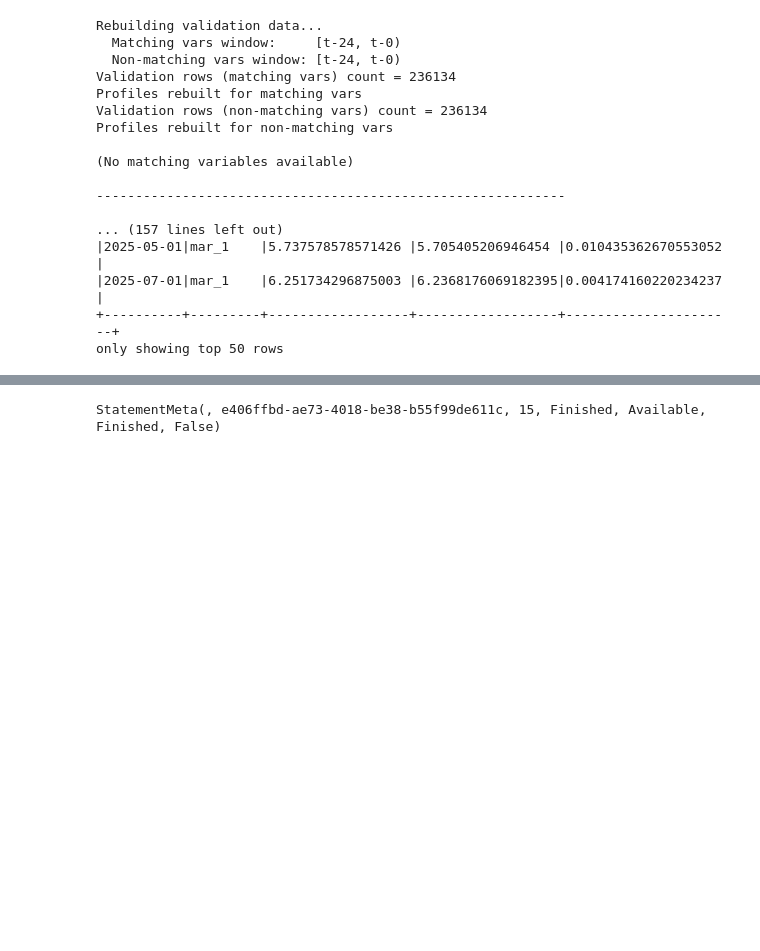
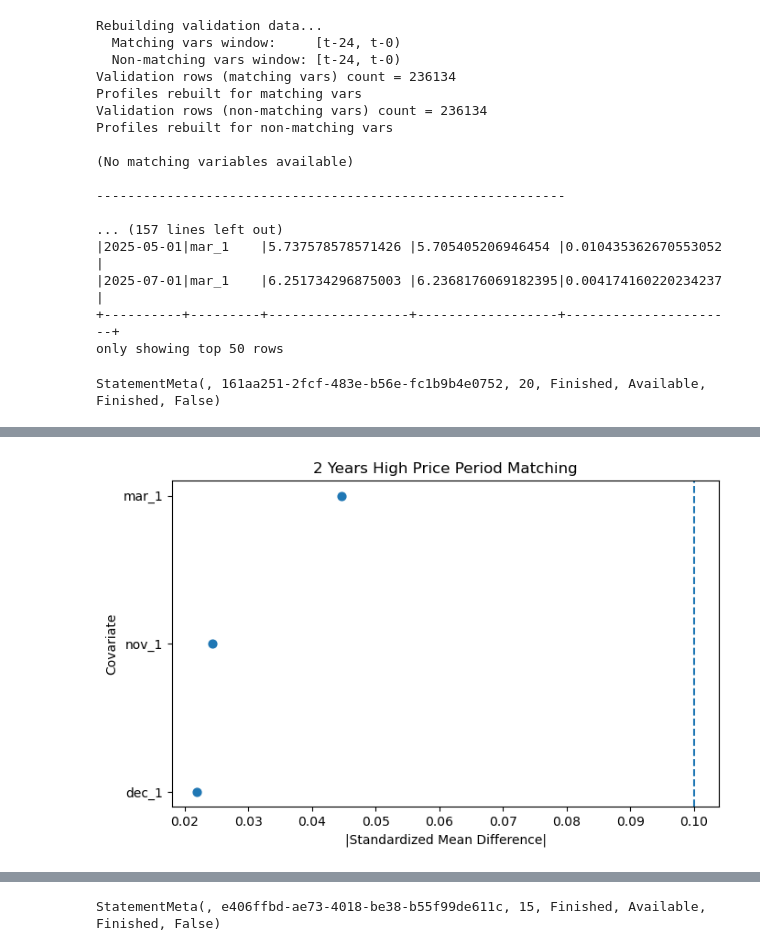
Before and after one commit to edogawa-liang/tariff-spark-rewrite, a Jupyter notebook: matching_analysis-all.ipynb, the cells around one changed output, grey strips where cells are left out. Saved outputs shown, nothing was run; the diff lists cells and outputs as text; code cells hidden in the pictures; blank space fills up the shorter version.

```diff
--- a/matching_analysis-all.ipynb
+++ b/matching_analysis-all.ipynb
@@ -264,3 +273,81 @@ Profiles rebuilt for non-matching vars
 |2025-07-01|mar_1    |6.251734296875003 |6.2368176069182395|0.004174160220234237  |
 +----------+---------+------------------+------------------+----------------------+
 only showing top 50 rows
+# %%
+# 1 year
+# ============================================================
+# Step 1: build FULL risk set（🔥不要限制月份）
+# ============================================================
+
+print("Preparing full risk set (for calendar matching)...")
+
+risk_rows_full = prepare_matching_data(
+    sdf=month_result_spark,
+    lookback_months=12,
+    match_months=None,
+    control_type="never_treated",
+    verbose=True
+)
+
+
+# ============================================================
+# Step 2: calendar matching
+# ============================================================
+
+print("Running calendar matching...")
+
+res_calendar = run_calendar_matching_aligned(
+    risk_rows=risk_rows_full,    # ✅ 改這裡（不能用 sdf）
+    output_folder="Files/output/matching/calendar_1year",
+    lookback_years=1,
+    match_months=[1,2,3,11,12],  # ✅ 在這裡才有用
+    verbose=True,
+    save_output=False,
+    control_type="never_treated"
+)
+
+
+# ============================================================
+# Step 3: save
+# ============================================================
+
+save_matching_results_fabric(
+    res=res_calendar,
+    folder="Files/output/matching/calendar_1year",
+    config={
+        "type": "calendar",
+        "match_months": [1,2,3,11,12]
+    },
+)
+
+
+# ============================================================
+# Step 4: love plot
+# ============================================================
+
+love_plot_from_spark(
+    res_calendar["balance"],
+    output_path=None,
+    title="2 Years High Price Period Matching"
+)
+
+
+# ============================================================
+# Step 5: validation（🔥要傳 sdf）
+# ============================================================
+
+check_balance_full_safe(
+    res=res_calendar,
+    sdf=month_result_spark,
+
+    match_start_month=24,
+    match_end_month=12,
+
+    extra_start_month=12,
+    extra_end_month=0,
+
+    calendar_start_month=24,
+    calendar_end_month=0
+)
+# %% [output]
+StatementMeta(, 161aa251-2fcf-483e-b56e-fc1b9b4e0752, 20, Finished, Available, Finished, False)
@@ -266,0 +371 @@ only showing top 50 rows
+[figure, added]
```
Also changed, not shown: parts of 9 cells of this notebook, 5 other files.
